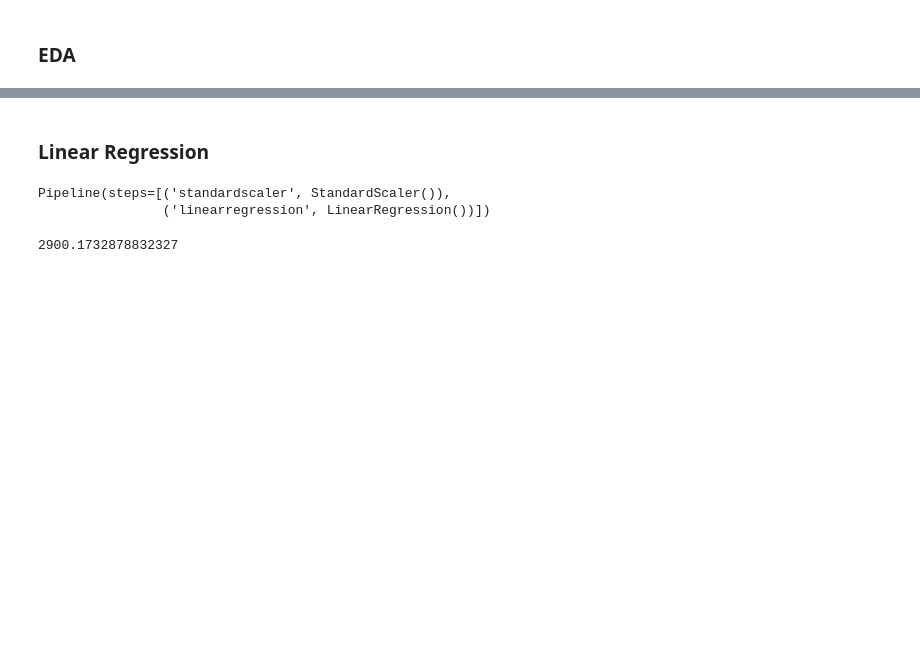
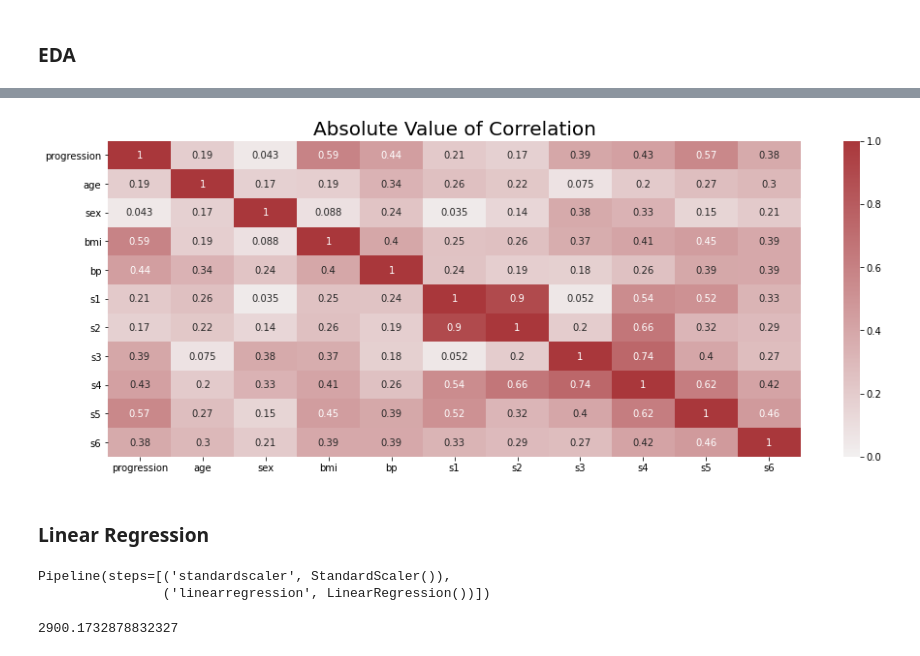
Before and after one commit to edkrueger/lasso-demo, a Jupyter notebook: notebooks/1-pratical.ipynb, the cells around one changed output, grey strips where cells are left out. Drawn from its saved outputs; the diff is of its cells as text; code cells hidden in the pictures; blank space fills up the shorter version.

```diff
--- a/notebooks/1-pratical.ipynb
+++ b/notebooks/1-pratical.ipynb
@@ -61,3 +56,24 @@ plot_save_correlation()
+# %%
+def plot_save_abs_correlation():
+    plt.figure(figsize=(16, 6))
+
+    sns.heatmap(
+        plot_df.corr().abs(),
+        vmin=0,
+        vmax=1,
+        annot=True,
+        cmap=sns.color_palette("light:#a9373b", as_cmap=True),
+    )
+
+    plt.title("Absolute Value of Correlation", fontsize=20)
+
+    plt.savefig("../static/abs_correlation.png", format="png")
+    plt.show()
+
+
+plot_save_abs_correlation()
+# %% [output]
+[figure, added]
 # %% [markdown]
 ### Linear Regression
 # %%
```
Also changed, not shown: parts of 1 cell of this notebook, 2 other files.
